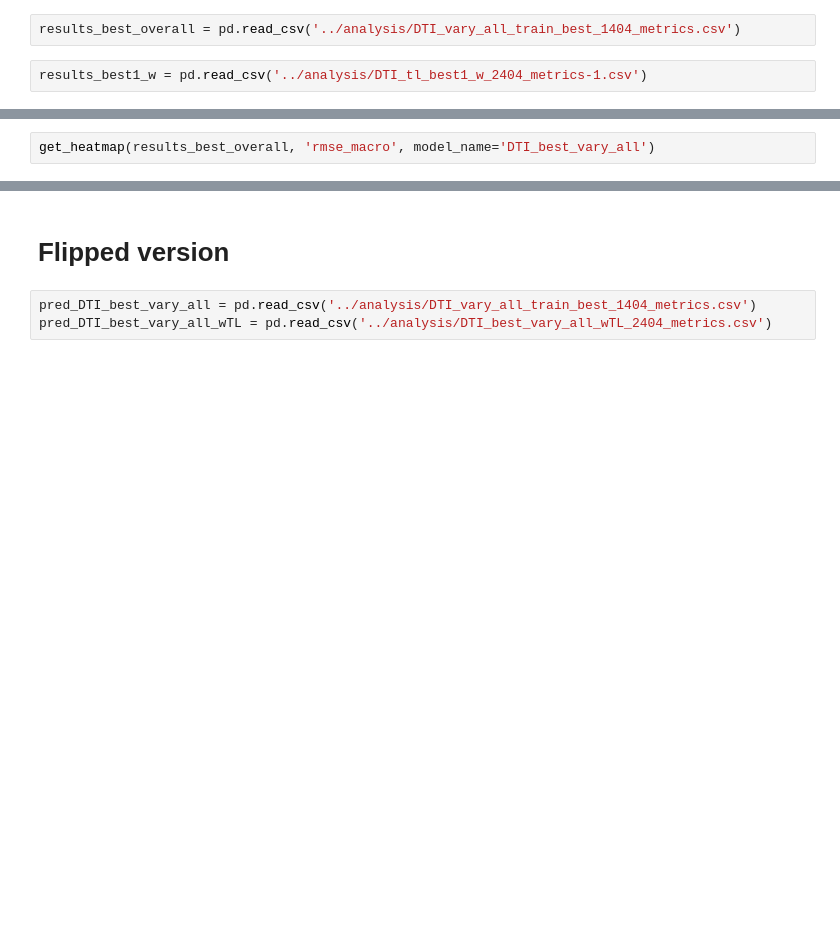
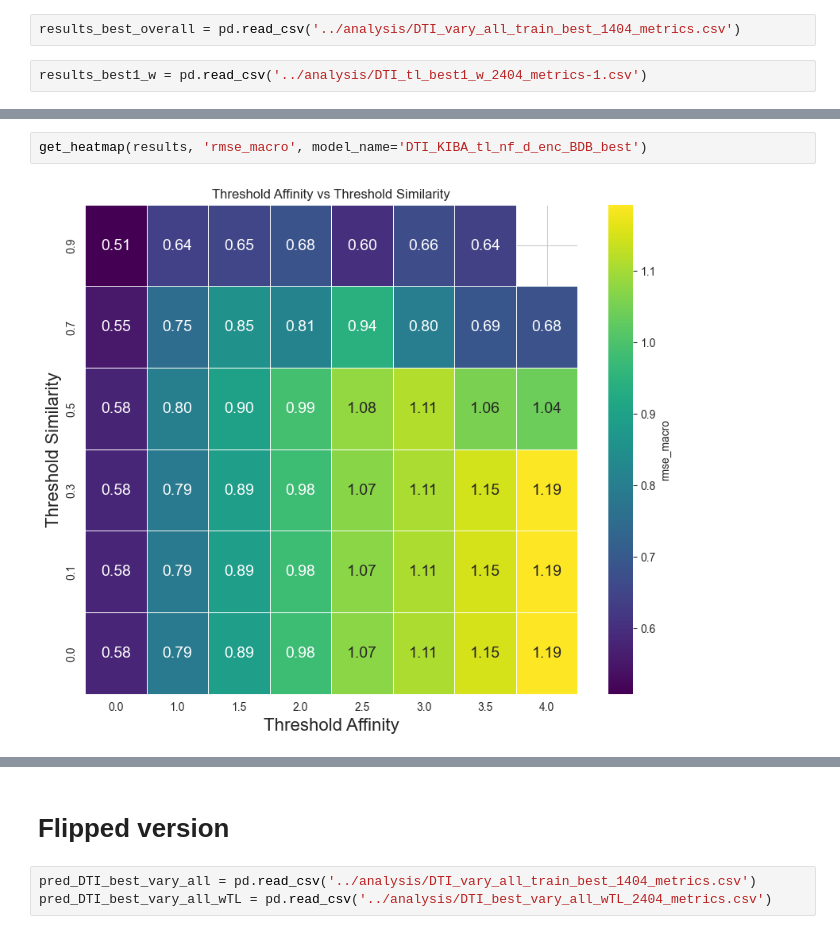
Before and after one commit to reginaib/AC-DTI, a Jupyter notebook: scripts/ds_kiba_postprocess.ipynb, the cells around one changed output, grey strips where cells are left out. Saved outputs shown, nothing was run; the diff lists cells and outputs as text; blank space fills up the shorter version.

```diff
--- a/scripts/ds_kiba_postprocess.ipynb
+++ b/scripts/ds_kiba_postprocess.ipynb
@@ -67,2 +109,4 @@ get_heatmap(results_best_overall, 'rmse_micro', model_name='DTI_best_vary_all')
 # %%
-get_heatmap(results_best_overall, 'rmse_macro', model_name='DTI_best_vary_all')
+get_heatmap(results, 'rmse_macro', model_name='DTI_KIBA_tl_nf_d_enc_BDB_best')
+# %% [output]
+[figure, added]
```
Also changed, not shown: parts of 12 cells of this notebook, 1 other file.
